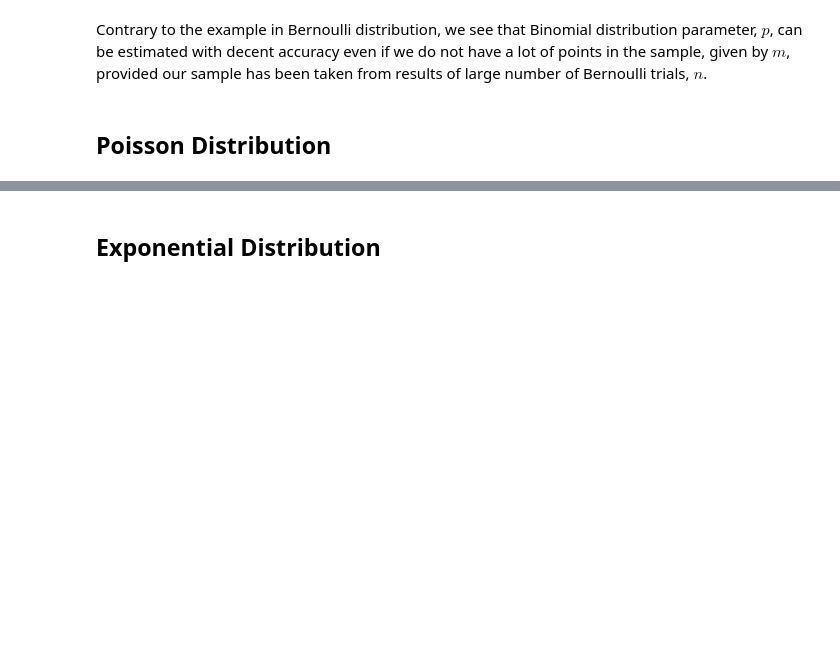
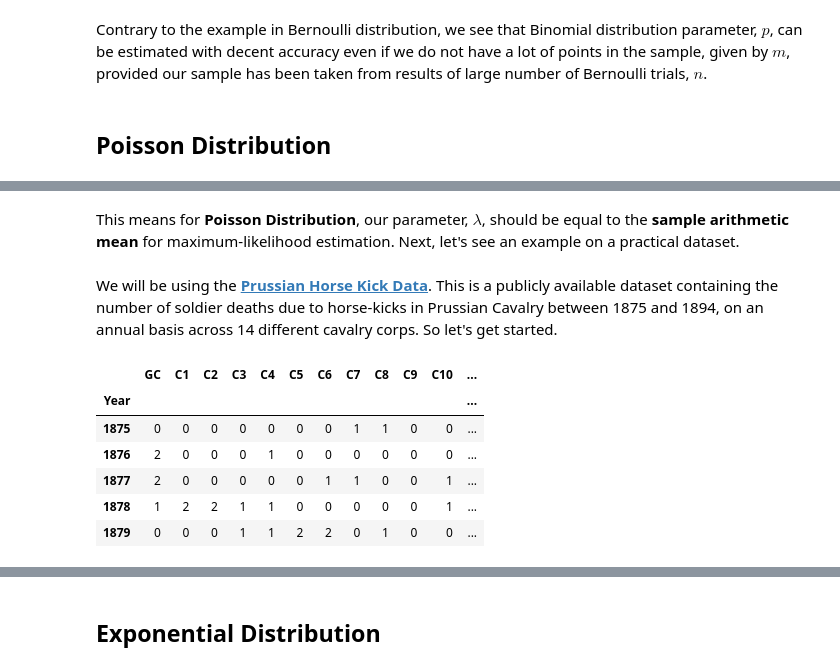
Before and after one commit to PetalsOnWind/Statistics-and-Econometrics-for-Data-Science, a Jupyter notebook: notebooks/maximum-likelihood-estimation.ipynb, the cells around one changed output, grey strips where cells are left out. Drawn from its saved outputs; the diff is of its cells as text; code cells hidden in the pictures; blank space fills up the shorter version.

```diff
--- a/notebooks/maximum-likelihood-estimation.ipynb
+++ b/notebooks/maximum-likelihood-estimation.ipynb
@@ -502,0 +544,4 @@ Contrary to the example in Bernoulli distribution, we see that Binomial distribu
+# %% [markdown]
+This means for **Poisson Distribution**, our parameter, $\lambda$, should be equal to the **sample arithmetic mean** for maximum-likelihood estimation. Next, let's see an example on a practical dataset.
+# %% [markdown]
+We will be using the **[Prussian Horse Kick Data](http://www.randomservices.org/random/data/HorseKicks.html)**. This is a publicly available dataset containing the number of soldier deaths due to horse-kicks in Prussian Cavalry between 1875 and 1894, on an annual basis across 14 different cavalry corps. So let's get started.
@@ -502,0 +554,12 @@ Contrary to the example in Bernoulli distribution, we see that Binomial distribu
+# %%
+# load the data from the text file stored in 'data' directory
+horse_kick_data = pd.read_csv('../data/HorseKicks.txt', sep='\t', index_col='Year')
+horse_kick_data.head()
+# %% [output]
+|  | GC | C1 | C2 | C3 | C4 | C5 | C6 | C7 | C8 | C9 | C10 | ... |
+| Year |  |  |  |  |  |  |  |  |  |  |  | ... |
+| 1875 | 0 | 0 | 0 | 0 | 0 | 0 | 0 | 1 | 1 | 0 | 0 | ... |
+| 1876 | 2 | 0 | 0 | 0 | 1 | 0 | 0 | 0 | 0 | 0 | 0 | ... |
+| 1877 | 2 | 0 | 0 | 0 | 0 | 0 | 1 | 1 | 0 | 0 | 1 | ... |
+| 1878 | 1 | 2 | 2 | 1 | 1 | 0 | 0 | 0 | 0 | 0 | 1 | ... |
+| 1879 | 0 | 0 | 0 | 1 | 1 | 2 | 2 | 0 | 1 | 0 | 0 | ... |
```
Also changed, not shown: parts of 17 cells of this notebook, 1 other file.
